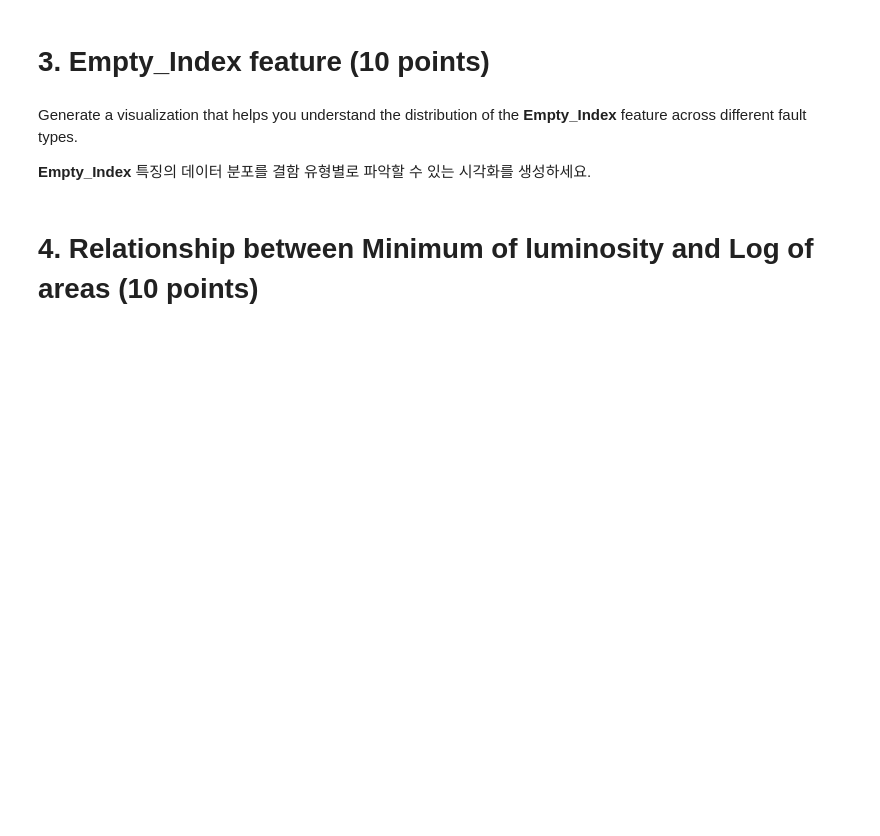
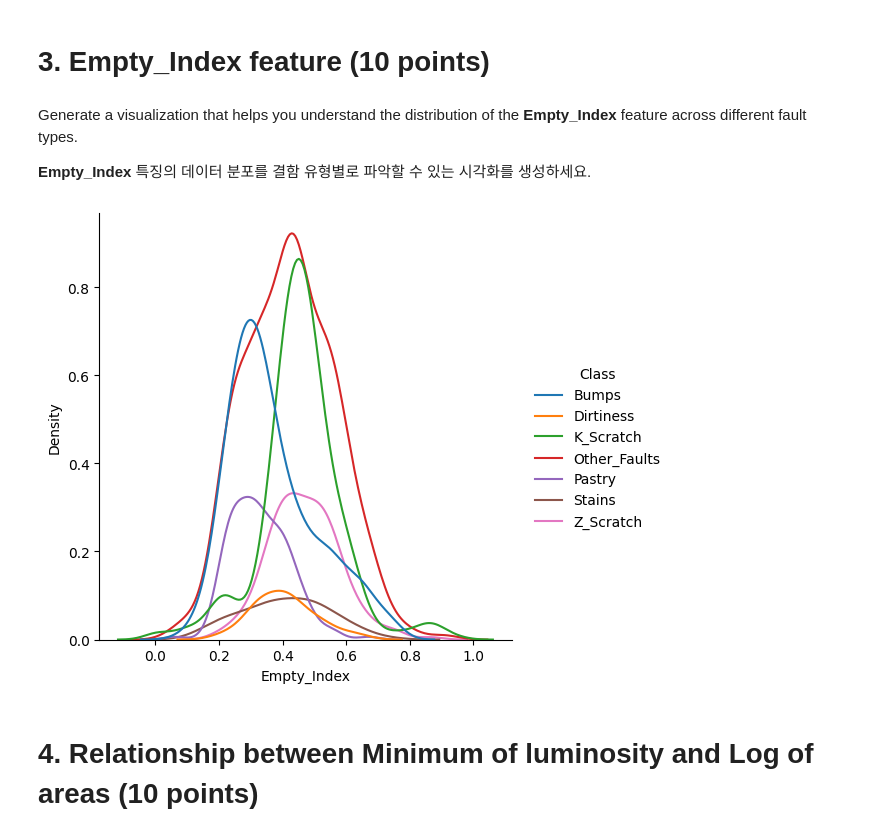
Before and after one commit to SyngyeonTak/Best-README-Template, a Jupyter notebook: DAEM_Midterm_practical_test.ipynb, the cells around one changed output. Cells and saved outputs as stored; diff of their text form; code cells hidden in the pictures; blank space fills up the shorter version.

```diff
--- a/DAEM_Midterm_practical_test.ipynb
+++ b/DAEM_Midterm_practical_test.ipynb
@@ -184,6 +210,11 @@ dtype: float64
 Generate a visualization that helps you understand the distribution of the **Empty_Index** feature across different fault types.
 
 **Empty_Index** 특징의 데이터 분포를 결함 유형별로 파악할 수 있는 시각화를 생성하세요.
+# %%
+sns.displot(data, hue = 'Class', kind = 'kde', x = 'Empty_Index')
+plt.show()
+# %% [output]
+[figure, added]
 # %% [markdown]
 # 4. Relationship between Minimum of luminosity and Log of areas (10 points)
 # %% [markdown]
```
Also changed, not shown: parts of 2 cells of this notebook.
